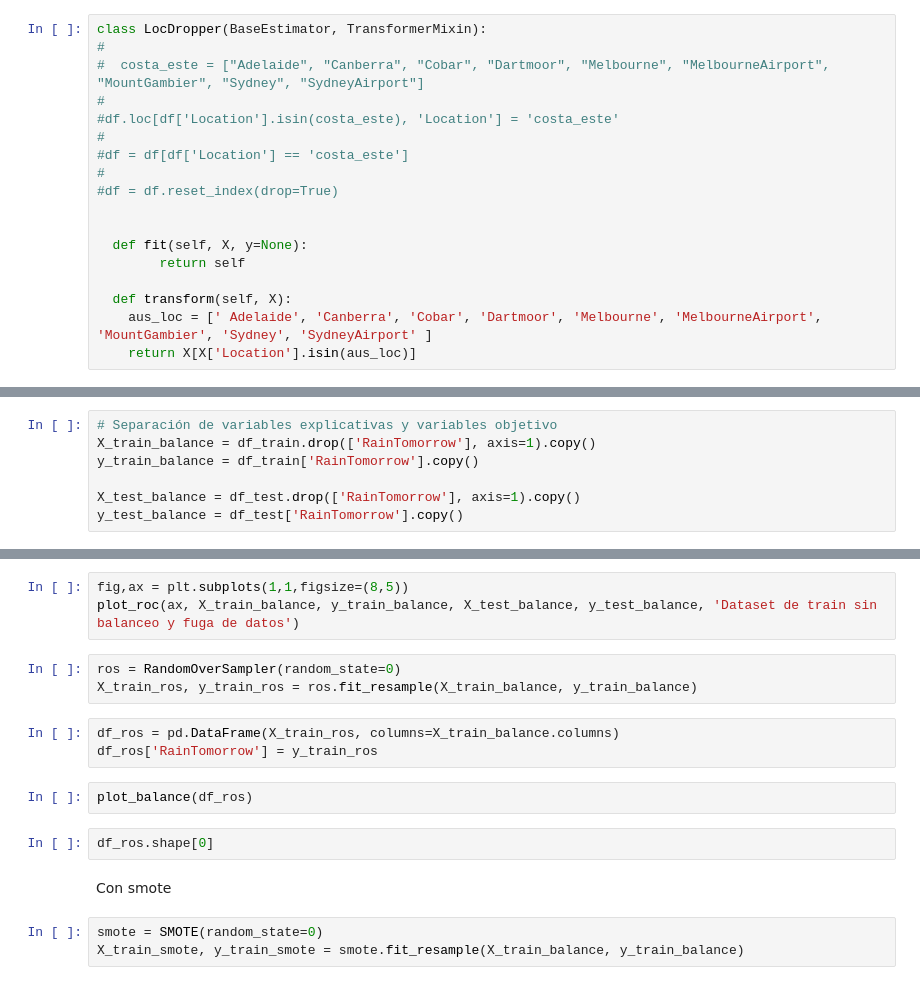
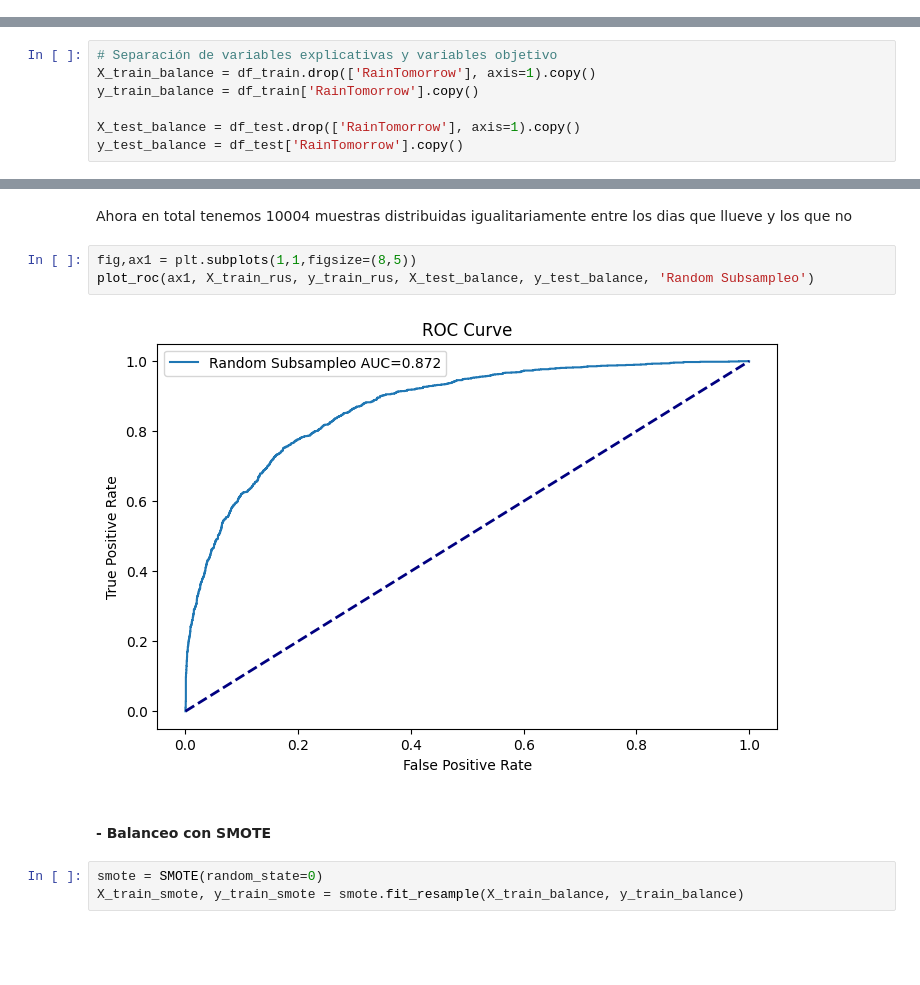
Before and after one commit to itssofiarce/AA1-TUIA-Petetta-Arce, a Jupyter notebook: TP_integrador_AA1_Petetta_Arce.ipynb, the cells around one changed output, grey strips where cells are left out. Saved outputs shown, nothing was run; the diff lists cells and outputs as text; blank space fills up the shorter version.

```diff
--- a/TP_integrador_AA1_Petetta_Arce.ipynb
+++ b/TP_integrador_AA1_Petetta_Arce.ipynb
@@ -106,24 +218,6 @@ class ColDropper(BaseEstimator, TransformerMixin):
 
   def transform(self, X):
     return X.drop(['Unnamed: 0', 'Date', 'RainTomorrow'], axis=1)
-# %%
-class LocDropper(BaseEstimator, TransformerMixin):
-#
-#  costa_este = ["Adelaide", "Canberra", "Cobar", "Dartmoor", "Melbourne", "MelbourneAirport", "MountGambier", "Sydney", "SydneyAirport"]
-#
-#df.loc[df['Location'].isin(costa_este), 'Location'] = 'costa_este'
-#
-#df = df[df['Location'] == 'costa_este']
-#
-#df = df.reset_index(drop=True)
-
-
-  def fit(self, X, y=None):
-        return self
-
-  def transform(self, X):
-    aus_loc = [' Adelaide', 'Canberra', 'Cobar', 'Dartmoor', 'Melbourne', 'MelbourneAirport', 'MountGambier', 'Sydney', 'SydneyAirport' ]
-    return X[X['Location'].isin(aus_loc)]
 # %%
 class LocDropper(BaseEstimator, TransformerMixin):
   def fit(self, X, y=None):
@@ -567,18 +745,12 @@ y_test_balance = df_test['RainTomorrow'].copy()
+# %% [markdown]
+Ahora en total tenemos 10004 muestras distribuidas igualitariamente entre los dias que llueve y los que no
 # %%
-fig,ax = plt.subplots(1,1,figsize=(8,5))
-plot_roc(ax, X_train_balance, y_train_balance, X_test_balance, y_test_balance, 'Dataset de train sin balanceo y fuga de datos')
+fig,ax1 = plt.subplots(1,1,figsize=(8,5))
+plot_roc(ax1, X_train_rus, y_train_rus, X_test_balance, y_test_balance, 'Random Subsampleo')
+# %% [output]
+[figure, added]
-# %%
-ros = RandomOverSampler(random_state=0)
-X_train_ros, y_train_ros = ros.fit_resample(X_train_balance, y_train_balance)
-# %%
-df_ros = pd.DataFrame(X_train_ros, columns=X_train_balance.columns)
-df_ros['RainTomorrow'] = y_train_ros
-# %%
-plot_balance(df_ros)
-# %%
-df_ros.shape[0]
-# %% [markdown]
-Con smote
+# %% [markdown]
+#### - Balanceo con SMOTE
 # %%
 smote = SMOTE(random_state=0)
 X_train_smote, y_train_smote = smote.fit_resample(X_train_balance, y_train_balance)
```
Also changed, not shown: parts of 100 cells of this notebook.
